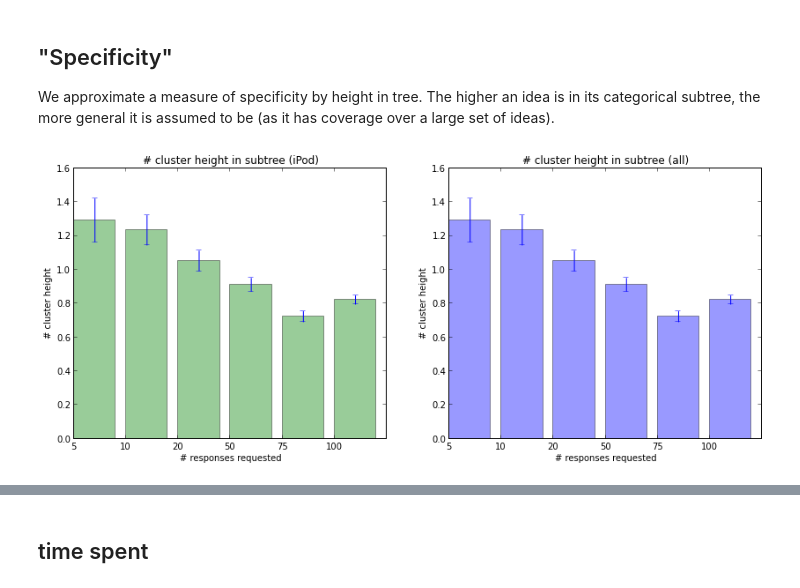
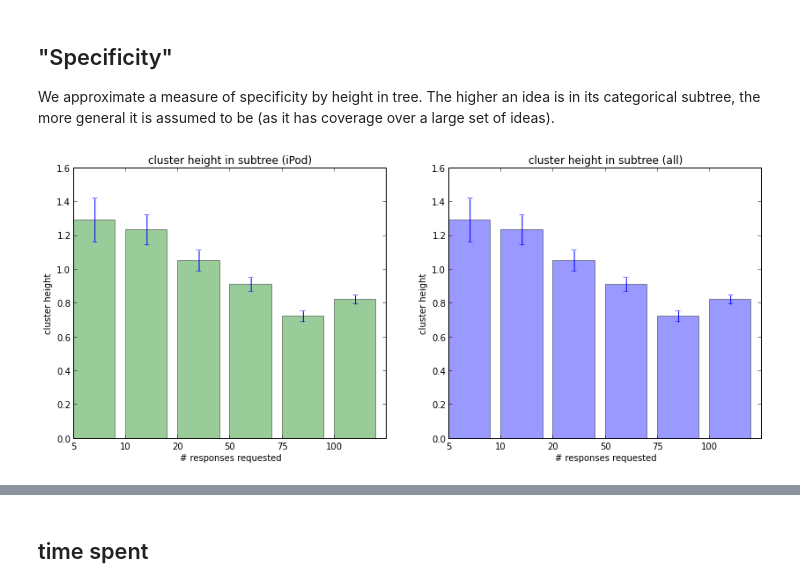
Before and after one commit to filkry/crowbrain, a Jupyter notebook: exps/post_pilot16_stats.ipynb, the cells around one changed output, grey strips where cells are left out. Cells and saved outputs as stored; diff of their text form; code cells hidden in the pictures.

```diff
--- a/exps/post_pilot16_stats.ipynb
+++ b/exps/post_pilot16_stats.ipynb
@@ -347,26 +368,20 @@ df['h_cluster_high'] = pd.Series([cluster_lookup[qcs[i]][h_clusters[i]] for i in
 
 p_h_cluster = dict()
 
-def num_clusters_in(adf, clusters):
-    count = 0
-    for c in clusters:
-        count += len(adf[(adf['h_cluster'] == c)])
-    return count
-
 for qc in h_cluster_qcs:
-    hcm = h_cluster_map[qc]
     sub_df = h_clustered[(h_clustered['question_code'] == qc)]
     clusters_in_qc = set(sub_df['h_cluster'])
 
     p = np.zeros(max(sub_df['h_cluster']) + 1)
 
     for c in clusters_in_qc:
-        anu = hcm_node_children[qc][c]
-        p[c] = float(num_clusters_in(sub_df, anu)) / len(sub_df)
+        p[c] = hcm_idea_counts[qc][c] / len(sub_df)
 
     p_h_cluster[qc] = p
 
 
-s = pd.Series([1 - p_h_cluster[qcs[i]][h_clusters[i]] for i in qcs.index],
+s = pd.Series([1 - p_h_cluster[qcs[i]][h_clusters[i]] for i in h_clustered.index],
               index=qcs.index)
 df['h_cluster_o_score'] = s
+
+print len(df[~(df['h_cluster_o_score'].isnull())])
@@ -407,0 +431,4 @@ percent of incomplete runs: 12.8318584071
+# %%
+s = pd.Series([hcm_idea_counts[qcs[i]][h_clusters[i]] for i in h_clustered.index],
+              index=qcs.index)
+df['num_ideas_below'] = s
@@ -408,3 +439,8 @@ percent of incomplete runs: 12.8318584071
+# %%
+temp = df[~(df['num_ideas_below'].isnull())]
+s = 1 - temp['num_ideas_below'] / max(temp['num_ideas_below'])
+
+df['simple_originality_score'] = s
 # %% [markdown]
 ### similarity
 
@@ -1194,6 +1259,6 @@ bar_mean_err_cross_qc(rm_h_cluster_valid_df, 'num_inmix_norm',
 We approximate a measure of specificity by height in tree. The higher an idea is in its categorical subtree, the more general it is assumed to be (as it has coverage over a large set of ideas).
 # %%
 bar_mean_err_cross_qc(h_cluster_valid_df, 'cluster_height',
-                      '# cluster height in subtree', '# cluster height')
+                      'cluster height in subtree', 'cluster height')
 # %% [output]
-[figure, old version]
+[figure, new version]
```
Also changed, not shown: parts of 17 cells of this notebook.
